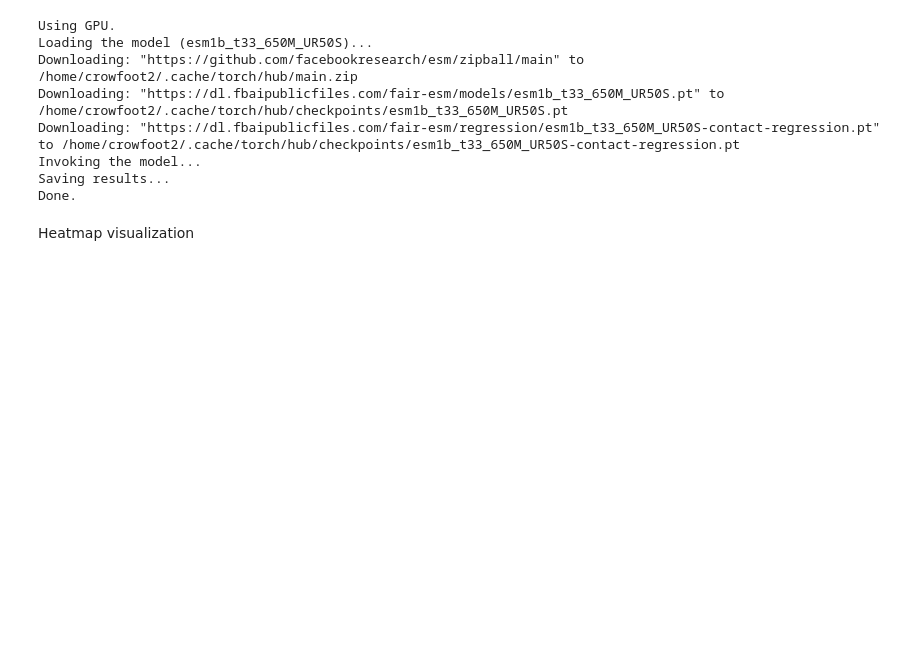
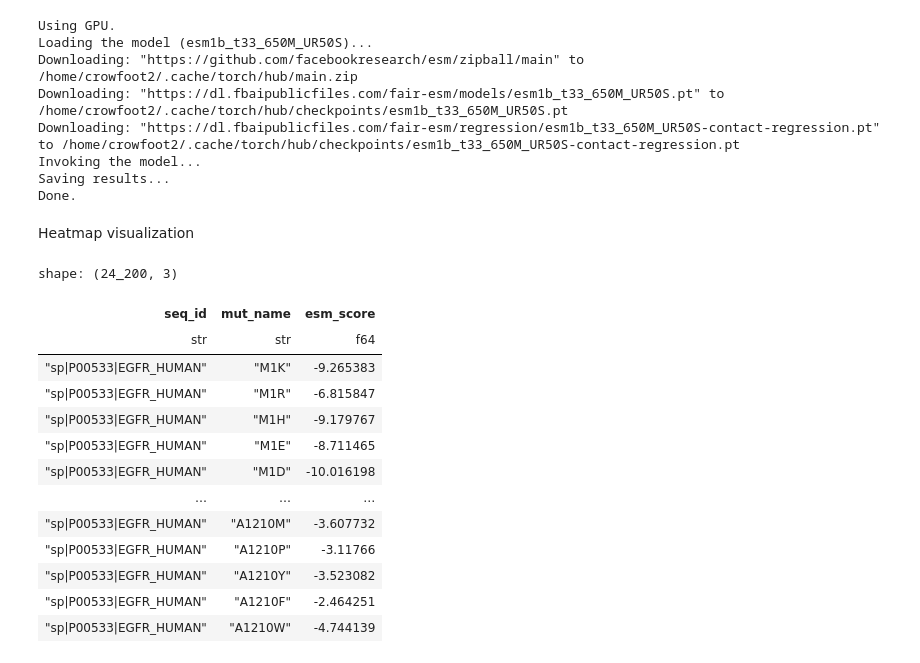
Before and after one commit to diego-taquiri/EGFR-pLM-Pathogenicity, a Jupyter notebook: notebooks/egfr_esm1b_variants.ipynb, the cells around one changed output. Drawn from its saved outputs; the diff is of its cells as text; code cells hidden in the pictures; blank space fills up the shorter version.

```diff
--- a/notebooks/egfr_esm1b_variants.ipynb
+++ b/notebooks/egfr_esm1b_variants.ipynb
@@ -18,3 +20,21 @@ Saving results...
 Done.
 # %% [markdown]
 Heatmap  visualization
+# %%
+df = pl.read_csv("../predictions/output.csv")
+df
+# %% [output]
+shape: (24_200, 3)
+| seq_id | mut_name | esm_score |
+| str | str | f64 |
+| "sp|P00533|EGFR_HUMAN" | "M1K" | -9.265383 |
+| "sp|P00533|EGFR_HUMAN" | "M1R" | -6.815847 |
+| "sp|P00533|EGFR_HUMAN" | "M1H" | -9.179767 |
+| "sp|P00533|EGFR_HUMAN" | "M1E" | -8.711465 |
+| "sp|P00533|EGFR_HUMAN" | "M1D" | -10.016198 |
+| … | … | … |
+| "sp|P00533|EGFR_HUMAN" | "A1210M" | -3.607732 |
+| "sp|P00533|EGFR_HUMAN" | "A1210P" | -3.11766 |
+| "sp|P00533|EGFR_HUMAN" | "A1210Y" | -3.523082 |
+| "sp|P00533|EGFR_HUMAN" | "A1210F" | -2.464251 |
+| "sp|P00533|EGFR_HUMAN" | "A1210W" | -4.744139 |
```
Also changed, not shown: parts of 4 cells of this notebook.
